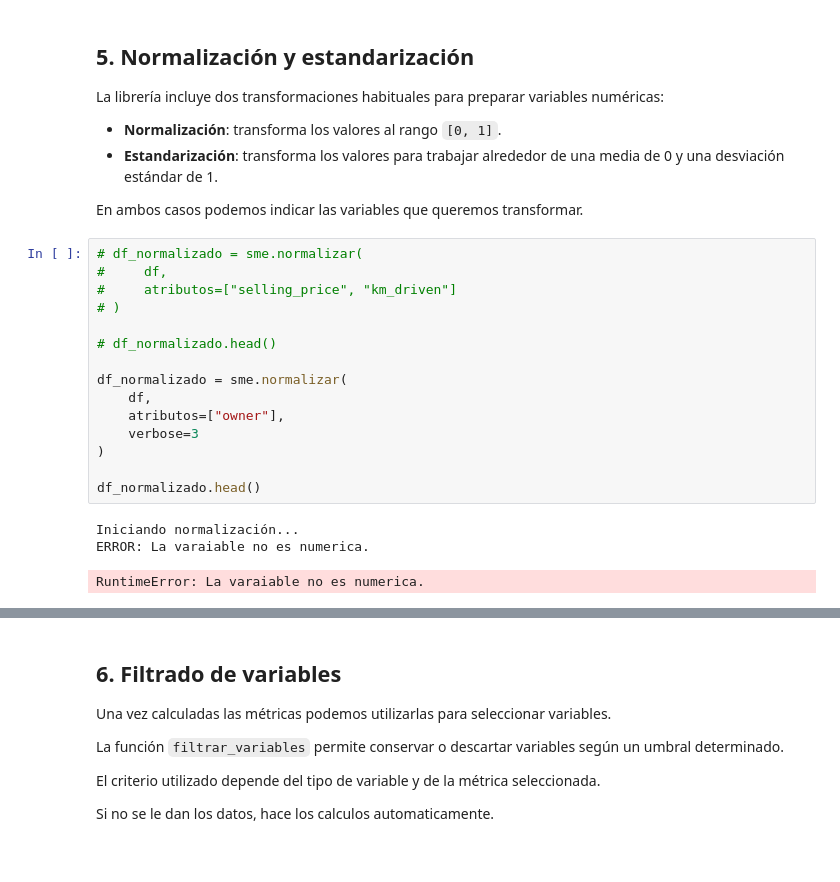
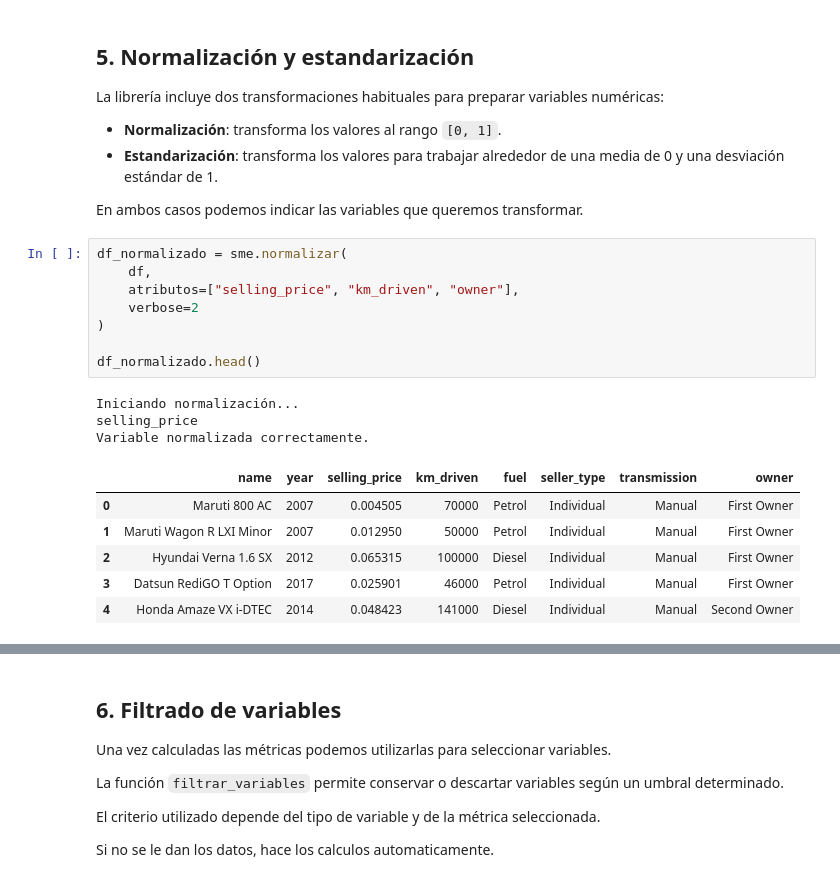
Before and after one commit to EnZaFe/SME_paquetes, a Jupyter notebook: notebooks/demo_python.ipynb, the cells around one changed output, grey strips where cells are left out. Saved outputs shown, nothing was run; the diff lists cells and outputs as text.

```diff
--- a/notebooks/demo_python.ipynb
+++ b/notebooks/demo_python.ipynb
@@ -375,24 +375,23 @@ La librería incluye dos transformaciones habituales para preparar variables num
 
 En ambos casos podemos indicar las variables que queremos transformar.
 # %%
-# df_normalizado = sme.normalizar(
-#     df,
-#     atributos=["selling_price", "km_driven"]
-# )
-
-# df_normalizado.head()
-
 df_normalizado = sme.normalizar(
     df,
-    atributos=["owner"],
-    verbose=3
+    atributos=["selling_price", "km_driven", "owner"],
+    verbose=2
 )
 
 df_normalizado.head()
 # %% [output]
 Iniciando normalización...
-ERROR: La varaiable no es numerica.
+selling_price
+Variable normalizada correctamente.
-RuntimeError: La varaiable no es numerica.
+|  | name | year | selling_price | km_driven | fuel | seller_type | transmission | owner |
+| 0 | Maruti 800 AC | 2007 | 0.004505 | 70000 | Petrol | Individual | Manual | First Owner |
+| 1 | Maruti Wagon R LXI Minor | 2007 | 0.012950 | 50000 | Petrol | Individual | Manual | First Owner |
+| 2 | Hyundai Verna 1.6 SX | 2012 | 0.065315 | 100000 | Diesel | Individual | Manual | First Owner |
+| 3 | Datsun RediGO T Option | 2017 | 0.025901 | 46000 | Petrol | Individual | Manual | First Owner |
+| 4 | Honda Amaze VX i-DTEC | 2014 | 0.048423 | 141000 | Diesel | Individual | Manual | Second Owner |
 # %%
 df_estandarizado = sme.estandarizar(
     df,
```
Also changed, not shown: parts of 7 cells of this notebook, 2 other files.
